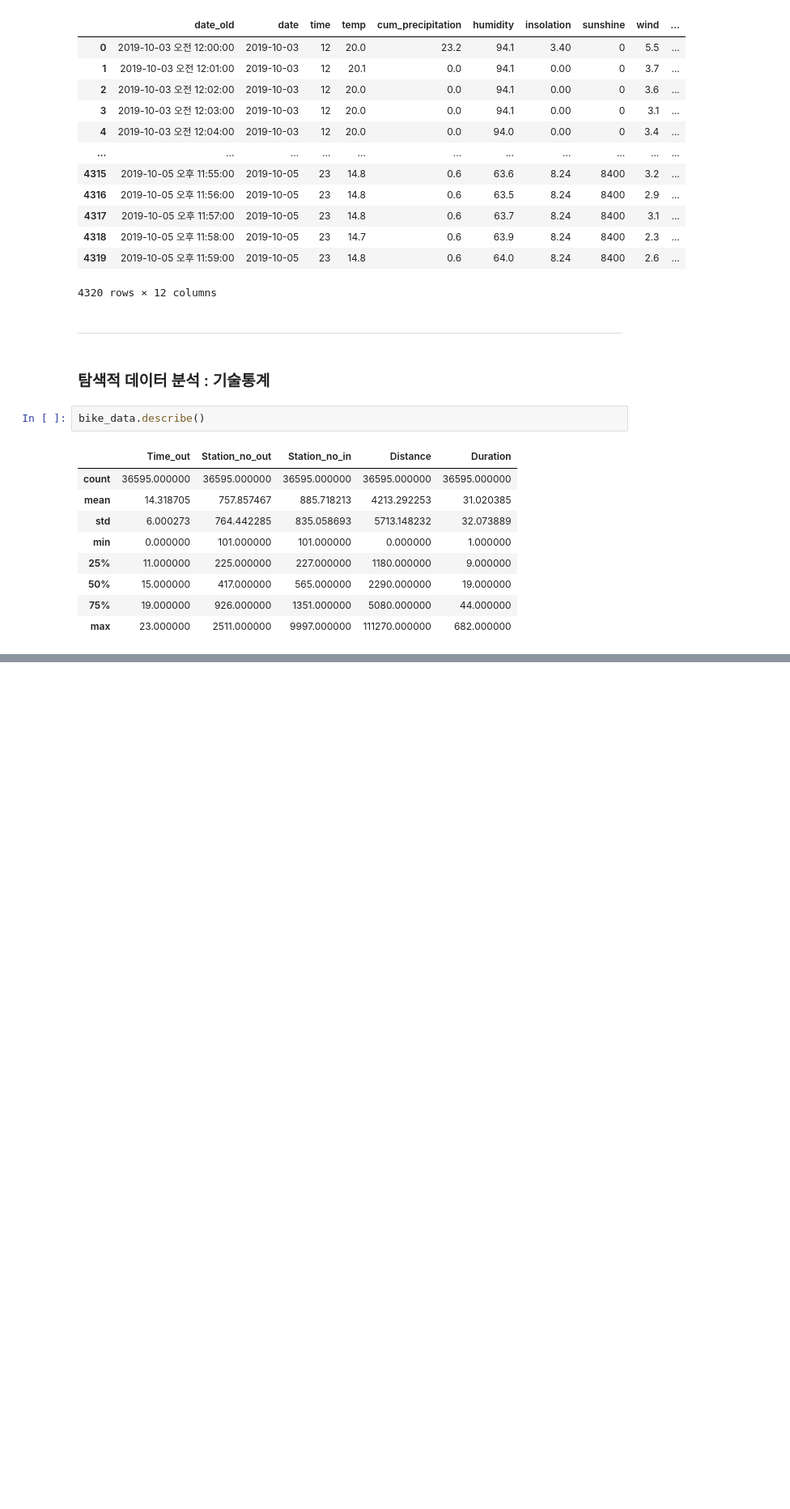
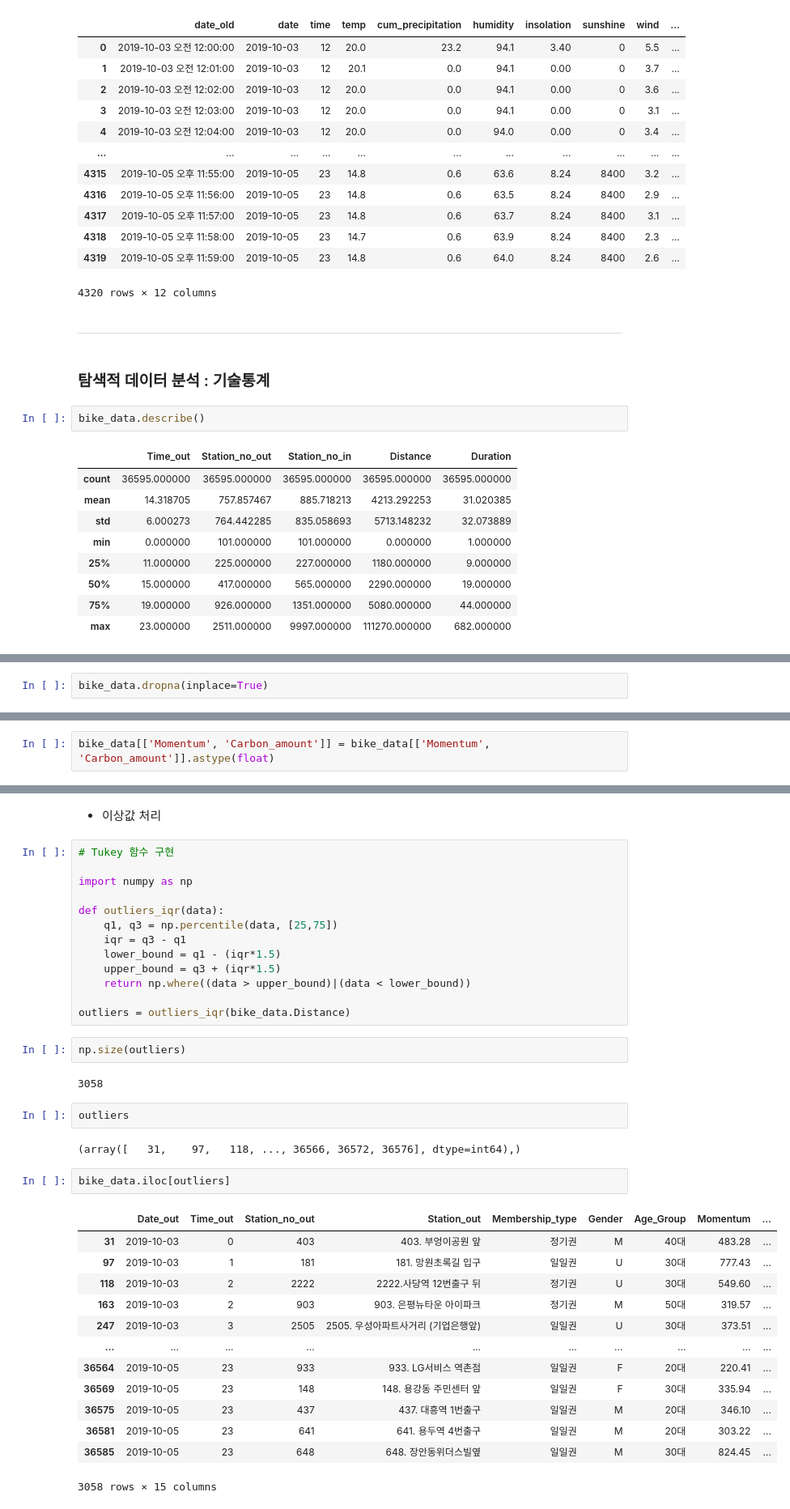
Before and after one commit to Yerial1125/e_learning1, a Jupyter notebook: Untitled.ipynb, the cells around one changed output, grey strips where cells are left out. Shown: that part at 81% size. Saved outputs shown, nothing was run; the diff lists cells and outputs as text; blank space fills up the shorter version.

```diff
--- a/Untitled.ipynb
+++ b/Untitled.ipynb
@@ -146,0 +263,2 @@ bike_data.describe()
+# %%
+bike_data.dropna(inplace=True)
@@ -146,0 +291,2 @@ bike_data.describe()
+# %%
+bike_data[['Momentum', 'Carbon_amount']] = bike_data[['Momentum', 'Carbon_amount']].astype(float)
@@ -146,0 +319,39 @@ bike_data.describe()
+# %% [markdown]
+- 이상값 처리
+# %%
+# Tukey 함수 구현
+
+import numpy as np
+
+def outliers_iqr(data):
+    q1, q3 = np.percentile(data, [25,75])
+    iqr = q3 - q1
+    lower_bound = q1 - (iqr*1.5)
+    upper_bound = q3 + (iqr*1.5)
+    return np.where((data > upper_bound)|(data < lower_bound))
+
+outliers = outliers_iqr(bike_data.Distance)
+# %%
+np.size(outliers)
+# %% [output]
+3058
+# %%
+outliers
+# %% [output]
+(array([   31,    97,   118, ..., 36566, 36572, 36576], dtype=int64),)
+# %%
+bike_data.iloc[outliers]
+# %% [output]
+|  | Date_out | Time_out | Station_no_out | Station_out | Membership_type | Gender | Age_Group | Momentum | ... |
+| 31 | 2019-10-03 | 0 | 403 | 403. 부엉이공원 앞 | 정기권 | M | 40대 | 483.28 | ... |
+| 97 | 2019-10-03 | 1 | 181 | 181. 망원초록길 입구 | 일일권 | U | 30대 | 777.43 | ... |
+| 118 | 2019-10-03 | 2 | 2222 | 2222.사당역 12번출구 뒤 | 정기권 | U | 30대 | 549.60 | ... |
+| 163 | 2019-10-03 | 2 | 903 | 903. 은평뉴타운 아이파크 | 정기권 | M | 50대 | 319.57 | ... |
+| 247 | 2019-10-03 | 3 | 2505 | 2505. 우성아파트사거리 (기업은행앞) | 일일권 | U | 30대 | 373.51 | ... |
+| ... | ... | ... | ... | ... | ... | ... | ... | ... | ... |
+| 36564 | 2019-10-05 | 23 | 933 | 933. LG서비스 역촌점 | 일일권 | F | 20대 | 220.41 | ... |
+| 36569 | 2019-10-05 | 23 | 148 | 148. 용강동 주민센터 앞 | 일일권 | F | 30대 | 335.94 | ... |
+| 36575 | 2019-10-05 | 23 | 437 | 437. 대흥역 1번출구 | 일일권 | M | 20대 | 346.10 | ... |
+| 36581 | 2019-10-05 | 23 | 641 | 641. 용두역 4번출구 | 일일권 | M | 20대 | 303.22 | ... |
+| 36585 | 2019-10-05 | 23 | 648 | 648. 장안동위더스빌옆 | 일일권 | M | 30대 | 824.45 | ... |
+3058 rows × 15 columns
```
Also changed, not shown: parts of 19 cells of this notebook, 1 other file.
